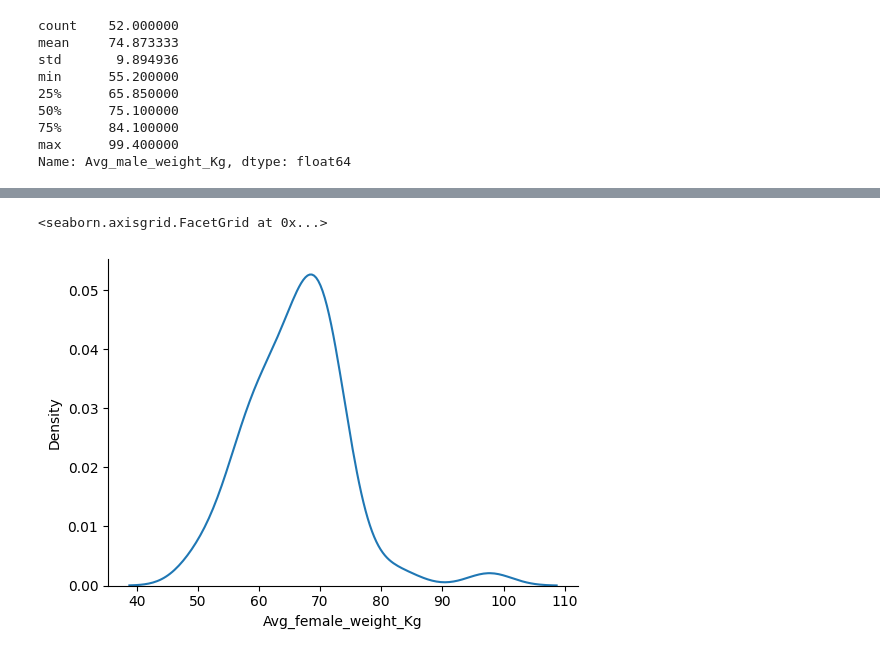
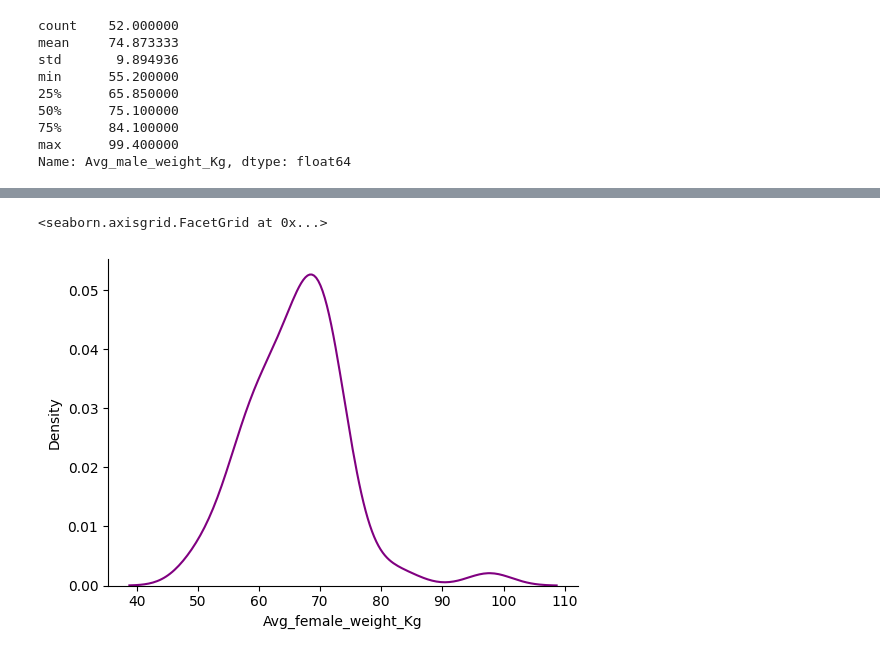
Before and after one commit to mohamedkhalifaabbas/BodyWeightDataAnalysis, a Jupyter notebook: human_body_weight_analysis.ipynb, the cells around one changed output, grey strips where cells are left out. Cells and saved outputs as stored; diff of their text form; code cells hidden in the pictures.

```diff
--- a/human_body_weight_analysis.ipynb
+++ b/human_body_weight_analysis.ipynb
@@ -146,6 +164,9 @@ df.head()
 # %%
 # Function extract_avg()
 def extract_avg(value) :
+    if '–' in value :
+        n1 , n2 = map(int, value.split('–'))
+        return (n1 + n2)/2 # return avg
     if '-' in value :
         n1 , n2 = map(int, value.split('-'))
         return (n1 + n2)/2 # return avg
@@ -253,5 +309,5 @@ plt.show()
 # %%
-sns.displot(df['Avg_female_weight_Kg'] , kind= 'kde' , height=4 , aspect=1.4)
+sns.displot(df['Avg_female_weight_Kg'] , kind= 'kde' , height=4 , aspect=1.4 , color='purple')
 # %% [output]
 <seaborn.axisgrid.FacetGrid at 0x...>
-[figure, old version]
+[figure, new version]
```
Also changed, not shown: parts of 10 cells of this notebook.
